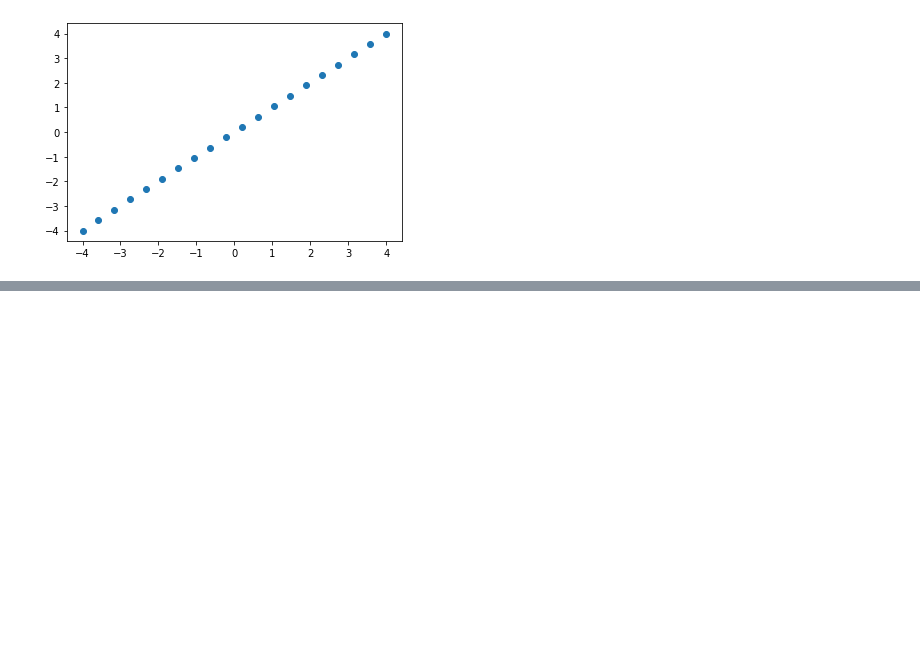
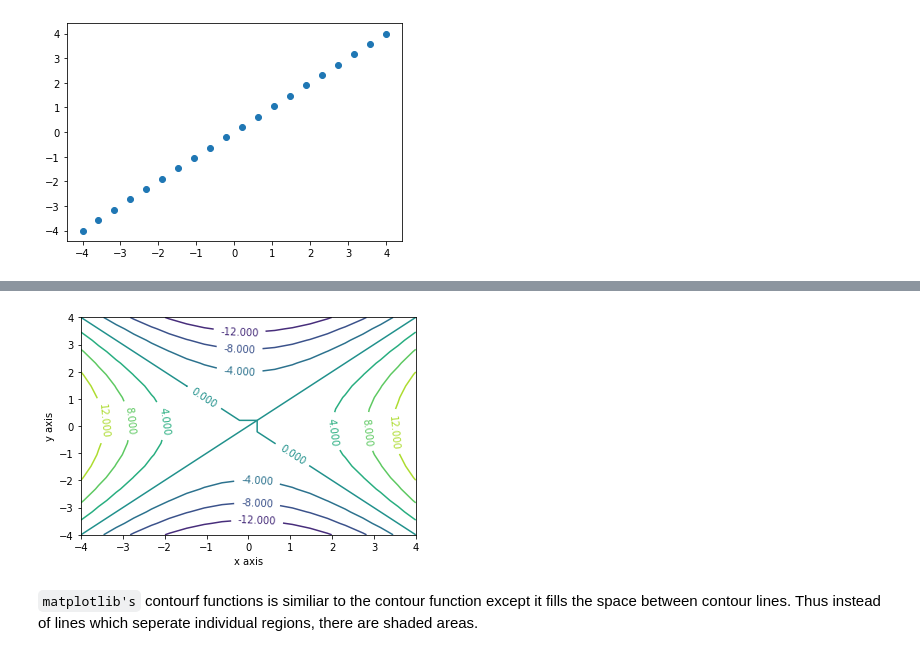
Before and after one commit to pythoninchemistry/intro_python_chemists, a Jupyter notebook: content/data_work/surface_plots.ipynb, the cells around one changed output, grey strips where cells are left out. Saved outputs shown, nothing was run; the diff lists cells and outputs as text; code cells hidden in the pictures; blank space fills up the shorter version.

```diff
--- a/content/data_work/surface_plots.ipynb
+++ b/content/data_work/surface_plots.ipynb
@@ -14,0 +53,10 @@ plt.show()
+# %%
+contours = plt.contour(x_grid, y_grid, z) # Plot x**2 + y**2
+plt.clabel(contours) # Add labels to each contour
+plt.xlabel("x axis") # Label the x axis
+plt.ylabel("y axis") # Label the y axis
+plt.show() # Display the plot
+# %% [output]
+[figure, added]
+# %% [markdown]
+`matplotlib's` contourf functions is similiar to the contour function except it fills the space between contour lines. Thus instead of lines which seperate individual regions, there are shaded areas.
```
Also changed, not shown: parts of 18 cells of this notebook.
